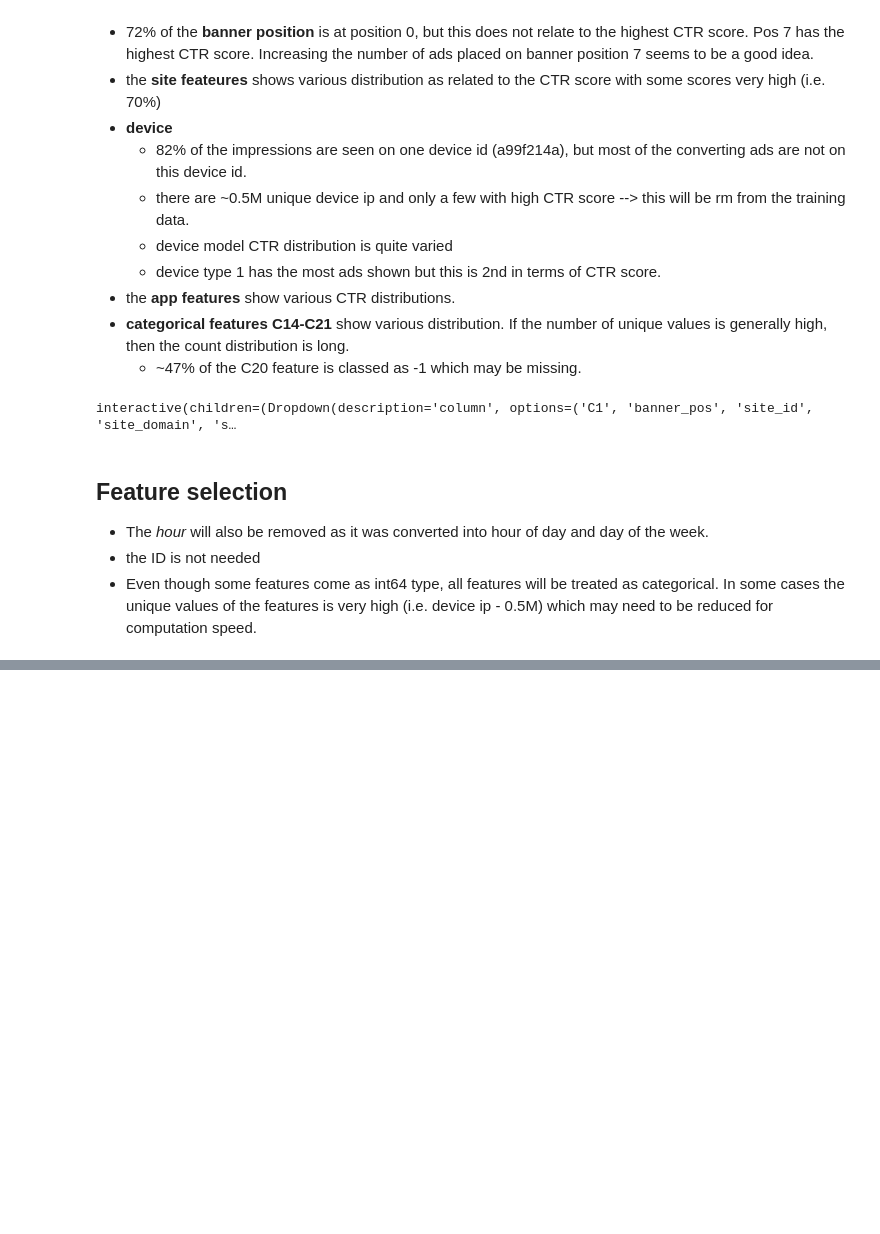
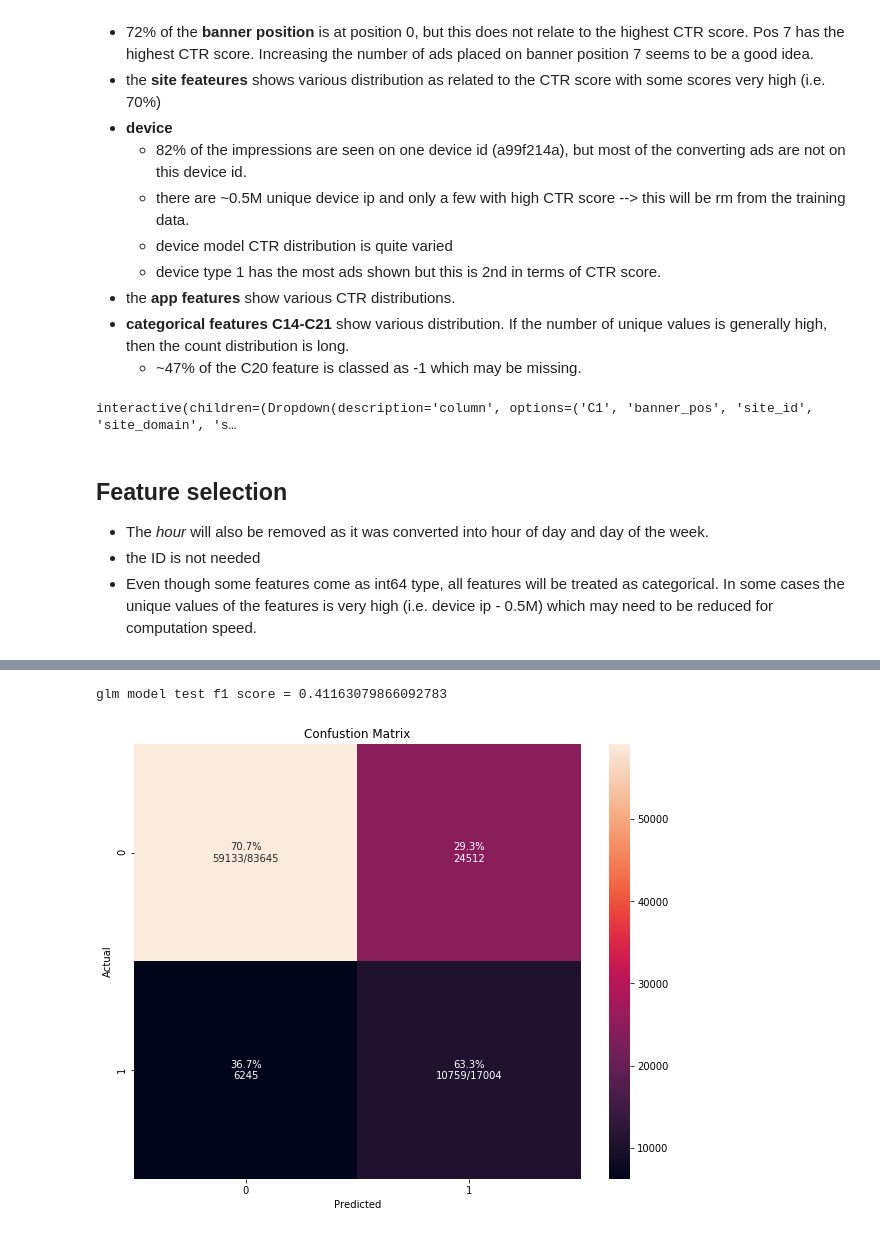
Before and after one commit to ppetruneac/ctr-prediction, a Jupyter notebook: CTR_prediction.ipynb, the cells around one changed output, grey strips where cells are left out. Drawn from its saved outputs; the diff is of its cells as text; code cells hidden in the pictures; blank space fills up the shorter version.

Commit message:
glm: 0.4 f1 score; acc = 0.69; fpr = 0.29; fnr = 0.37;

```diff
--- a/CTR_prediction.ipynb
+++ b/CTR_prediction.ipynb
@@ -270,6 +268,7 @@ interactive(children=(Dropdown(description='column', options=('C1', 'banner_pos'
 # %%
 # Rm some features
 train_sample.drop('id', axis=1, inplace=True)
+train_sample.drop('device_ip', axis=1, inplace=True)
 train_sample.drop('hour', axis=1, inplace=True)
 
 test_sample.drop('hour', axis=1, inplace=True)
@@ -277,6 +276,8 @@ test_sample.drop('id', axis=1, inplace=True)
 
 train_sample = train_sample.astype('object')
 test_sample = test_sample.astype('object')
+
+train_sample['click'] = train_sample['click'].astype('int64')
 # %%
 # Unique values in the features
 
@@ -325,0 +359,7 @@ train_sample.shape
+# %%
+
+# h2o library does categorical cols encoding by default; no need to pre-process this.
+from h2o.estimators.glm import H2OGeneralizedLinearEstimator
+glm_model = H2OGeneralizedLinearEstimator(family= "binomial", lambda_ = 0)
+
+glm_model.train(x_cols, y_cols, training_frame=train)
@@ -325,0 +456,4 @@ train_sample.shape
+# %%
+# Get the predictions on test dataset
+predictions = glm_model.predict(test_data=test)
+predictions
@@ -325,0 +480,62 @@ train_sample.shape
+# %%
+from sklearn.metrics import f1_score
+
+glm_f1 = f1_score(test['click'].as_data_frame().as_matrix(), predictions['predict'].as_data_frame().as_matrix())
+
+print('glm model test f1 score = {}'.format(glm_f1))
+# %% [output]
+glm model test f1 score = 0.41163079866092783
+# %%
+import numpy as np
+import pandas as pd
+import matplotlib.pyplot as plt
+import seaborn as sns
+from sklearn.metrics import confusion_matrix
+
+def plot_confusion_matrix(y_true, y_pred, filename, labels, ymap=None, figsize=(10,10)):
+    """
+    Generate matrix plot of confusion matrix with pretty annotations.
+    The plot image is saved to disk.
+    args:
+      y_true:    true label of the data, with shape (nsamples,)
+      y_pred:    prediction of the data, with shape (nsamples,)
+      filename:  filename of figure file to save
+      labels:    string array, name the order of class labels in the confusion matrix.
+                 use `clf.classes_` if using scikit-learn models.
+                 with shape (nclass,).
+      ymap:      dict: any -> string, length == nclass.
+                 if not None, map the labels & ys to more understandable strings.
+                 Caution: original y_true, y_pred and labels must align.
+      figsize:   the size of the figure plotted.
+    """
+    if ymap is not None:
+        y_pred = [ymap[yi] for yi in y_pred]
+        y_true = [ymap[yi] for yi in y_true]
+        labels = [ymap[yi] for yi in labels]
+    cm = confusion_matrix(y_true, y_pred, labels=labels)
+    cm_sum = np.sum(cm, axis=1, keepdims=True)
+    cm_perc = cm / cm_sum.astype(float) * 100
+    annot = np.empty_like(cm).astype(str)
+    nrows, ncols = cm.shape
+    for i in range(nrows):
+        for j in range(ncols):
+            c = cm[i, j]
+            p = cm_perc[i, j]
+            if i == j:
+                s = cm_sum[i]
+                annot[i, j] = '%.1f%%\n%d/%d' % (p, c, s)
+            elif c == 0:
+                annot[i, j] = ''
+            else:
+                annot[i, j] = '%.1f%%\n%d' % (p, c)
+    cm = pd.DataFrame(cm, index=labels, columns=labels)
+    cm.index.name = 'Actual'
+    cm.columns.name = 'Predicted'
+    fig, ax = plt.subplots(figsize=figsize)
+    sns.heatmap(cm, annot=annot, fmt='', ax=ax)
+    plt.title("Confustion Matrix")
+#     plt.savefig(filename)
+
+plot_confusion_matrix(test['click'].as_data_frame().as_matrix(), predictions['predict'].as_data_frame().as_matrix(), 'filename', [0, 1], ymap=None, figsize=(10,8))
+# %% [output]
+[figure, added]
```
Also changed, not shown: parts of 15 cells of this notebook.
